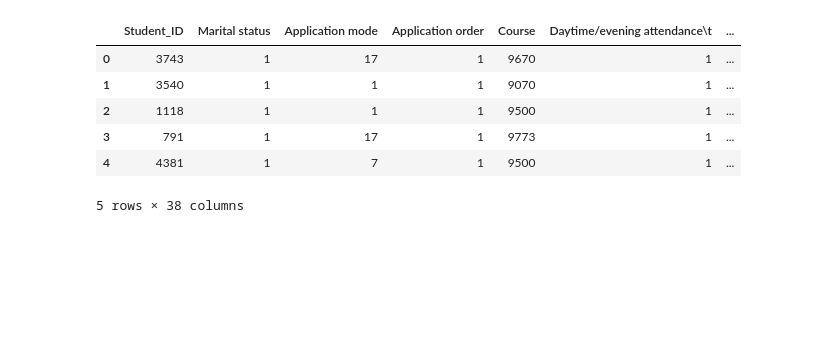
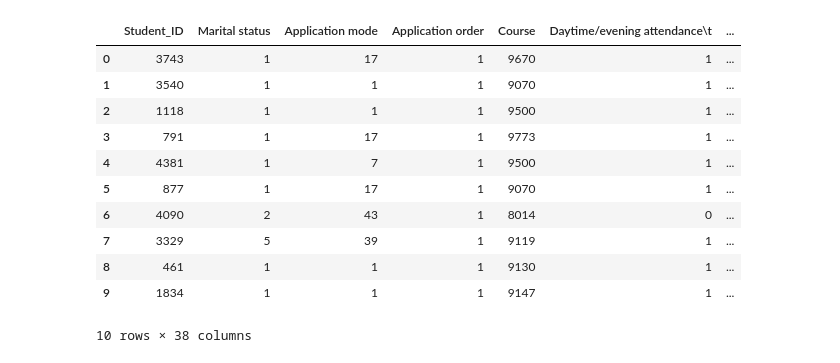
Before and after one commit to hamzhrdn/G6_AdvancedAI_Model, a Jupyter notebook: preprocessing.ipynb, the cells around one changed output. Drawn from its saved outputs; the diff is of its cells as text; code cells hidden in the pictures; blank space fills up the shorter version.

```diff
--- a/preprocessing.ipynb
+++ b/preprocessing.ipynb
@@ -1,21 +9,26 @@
 # %%
 import pandas as pd
 import numpy as np
 import matplotlib.pyplot as plt
 import seaborn as sns
 
 train_df = pd.read_csv('data/train.csv')
 test_df = pd.read_csv('data/test.csv')
 
-train_df.head()
+train_df.head(10)
 # %% [output]
 |  | Student_ID | Marital status | Application mode | Application order | Course | Daytime/evening attendance\t | ... |
 | 0 | 3743 | 1 | 17 | 1 | 9670 | 1 | ... |
 | 1 | 3540 | 1 | 1 | 1 | 9070 | 1 | ... |
 | 2 | 1118 | 1 | 1 | 1 | 9500 | 1 | ... |
 | 3 | 791 | 1 | 17 | 1 | 9773 | 1 | ... |
 | 4 | 4381 | 1 | 7 | 1 | 9500 | 1 | ... |
+| 5 | 877 | 1 | 17 | 1 | 9070 | 1 | ... |
+| 6 | 4090 | 2 | 43 | 1 | 8014 | 0 | ... |
+| 7 | 3329 | 5 | 39 | 1 | 9119 | 1 | ... |
+| 8 | 461 | 1 | 1 | 1 | 9130 | 1 | ... |
+| 9 | 1834 | 1 | 1 | 1 | 9147 | 1 | ... |
-5 rows × 38 columns
+10 rows × 38 columns
 # %%
 train_df.info()
 # %% [output]
```
Also changed, not shown: parts of 19 cells of this notebook.
